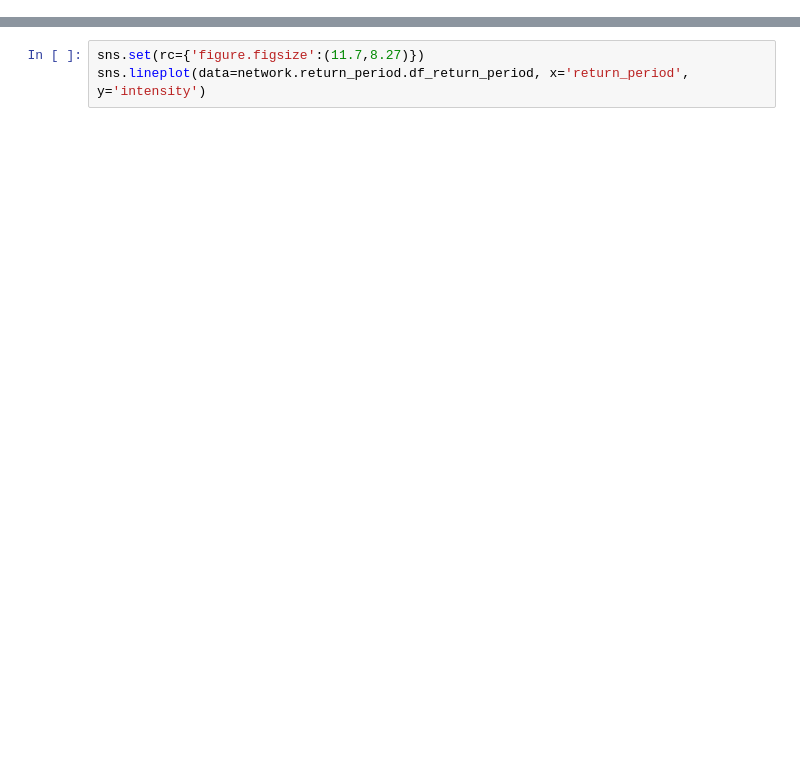
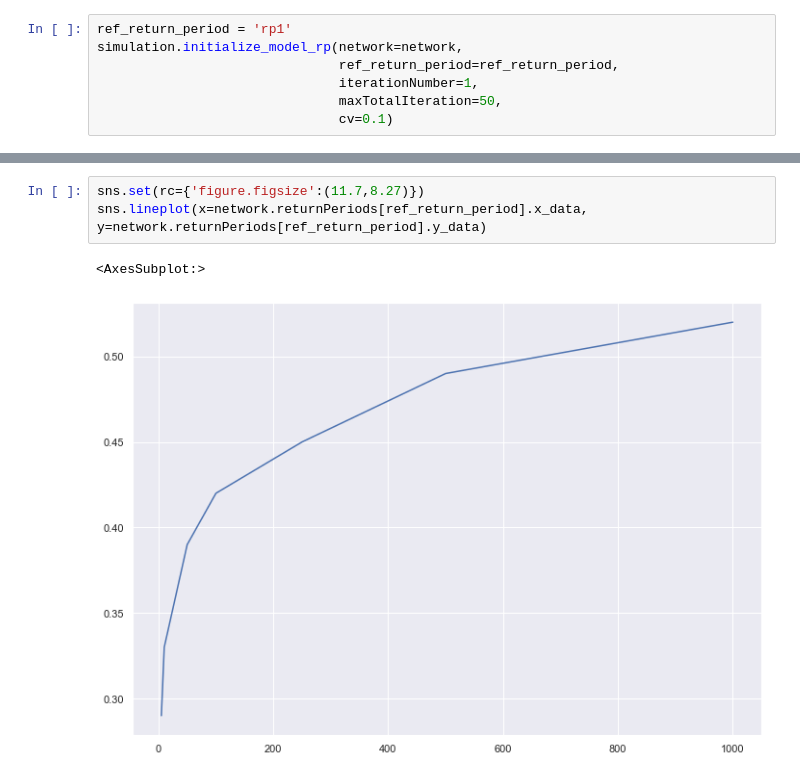
Before and after one commit to reXplan-project/reXplan-repo, a Jupyter notebook: jupyter_notebooks/Simulation_using_the_return_period.ipynb, the cells around one changed output, grey strips where cells are left out. Cells and saved outputs as stored; diff of their text form; blank space fills up the shorter version.

Commit message:
Added the possibility for multiple return periods

```diff
--- a/jupyter_notebooks/Simulation_using_the_return_period.ipynb
+++ b/jupyter_notebooks/Simulation_using_the_return_period.ipynb
@@ -21,0 +34,7 @@ simulation.initialize_model_rp(network=network,
+# %%
+ref_return_period = 'rp1'
+simulation.initialize_model_rp(network=network,
+                               ref_return_period=ref_return_period,
+                               iterationNumber=1,
+                               maxTotalIteration=50,
+                               cv=0.1)
@@ -22,5 +59,8 @@ simulation.initialize_model_rp(network=network,
 # %%
 sns.set(rc={'figure.figsize':(11.7,8.27)})
-sns.lineplot(data=network.return_period.df_return_period, x='return_period', y='intensity')
+sns.lineplot(x=network.returnPeriods[ref_return_period].x_data, y=network.returnPeriods[ref_return_period].y_data)
+# %% [output]
+<AxesSubplot:>
+[figure, added]
 # %%
 simulation.stratResults
```
Also changed, not shown: parts of 10 cells of this notebook, 10 other files.
